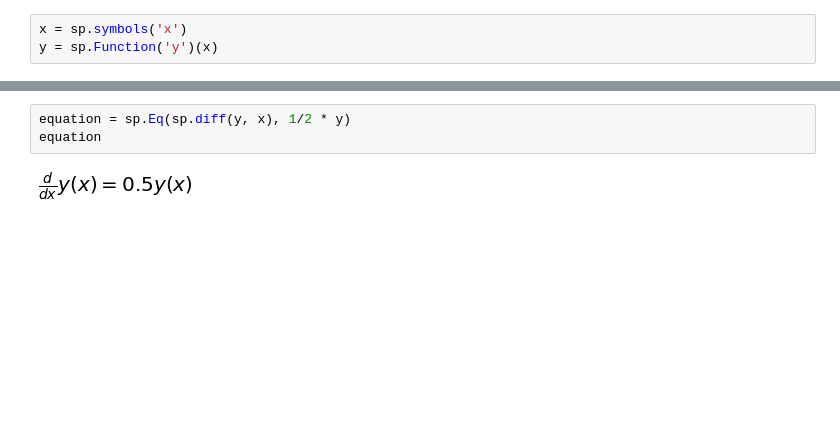
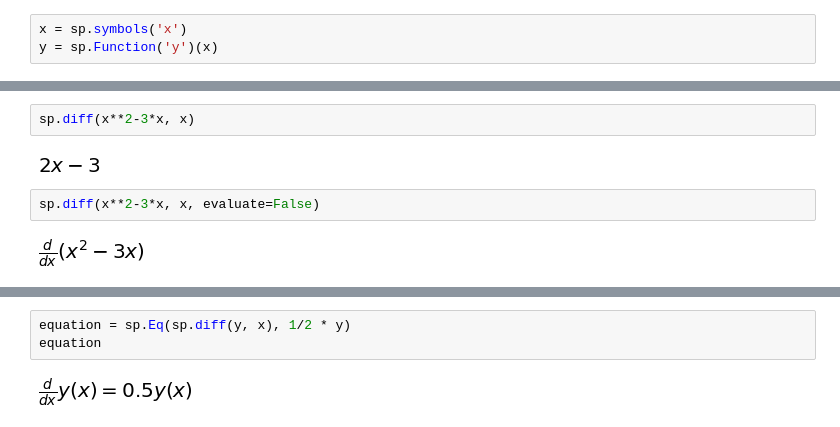
Before and after one commit to tachycline/PHYS381, a Jupyter notebook: notebooks/Analytic ODEs.ipynb, the cells around one changed output, grey strips where cells are left out. Cells and saved outputs as stored; diff of their text form; blank space fills up the shorter version.

```diff
--- a/notebooks/Analytic ODEs.ipynb
+++ b/notebooks/Analytic ODEs.ipynb
@@ -15,0 +27,8 @@ sp.init_printing()
+# %%
+sp.diff(x**2-3*x, x)
+# %% [output]
+[figure, added]
+# %%
+sp.diff(x**2-3*x, x, evaluate=False)
+# %% [output]
+[figure, added]
```
Also changed, not shown: parts of 19 cells of this notebook, 7 other files.
